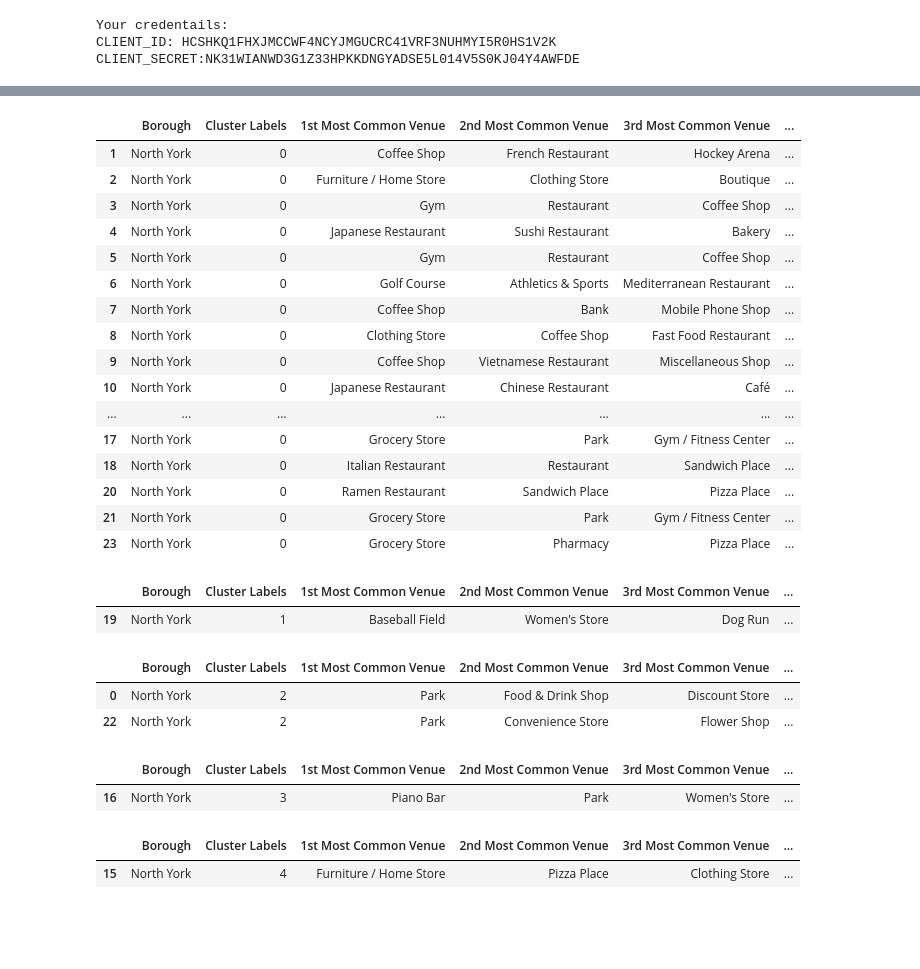
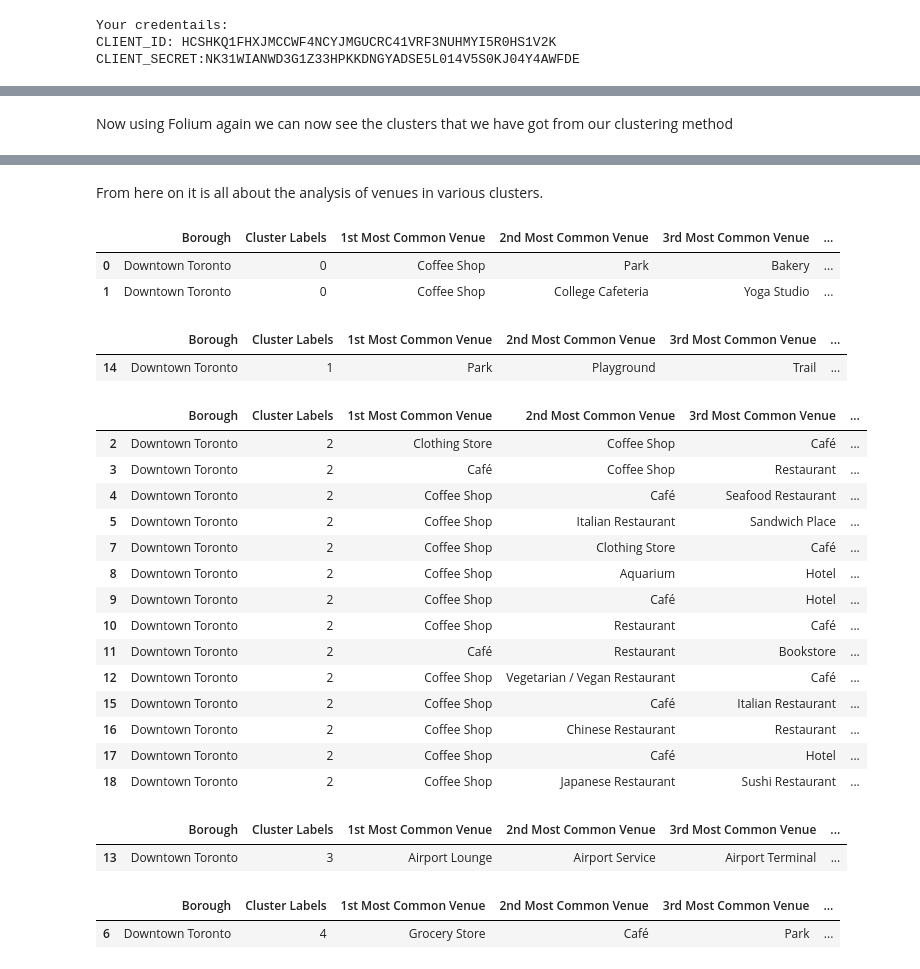
Before and after one commit to ssaurabh5/Coursera_Capstone_IBM_Data_Science_Project, a Jupyter notebook: Segmenting_and_Clustering_Neighborhoods_in_Toronto.ipynb, the cells around one changed output, grey strips where cells are left out. Drawn from its saved outputs; the diff is of its cells as text; code cells hidden in the pictures; blank space fills up the shorter version.

```diff
--- a/Segmenting_and_Clustering_Neighborhoods_in_Toronto.ipynb
+++ b/Segmenting_and_Clustering_Neighborhoods_in_Toronto.ipynb
@@ -461,10 +523,10 @@ for ind in np.arange(num_top_venues):
 
 # create a new dataframe
 neighborhoods_venues_sorted = pd.DataFrame(columns=columns)
-neighborhoods_venues_sorted['Neighborhood'] = northyork_grouped['Neighborhood']
+neighborhoods_venues_sorted['Neighborhood'] = toronto_grouped['Neighborhood']
 
-for ind in np.arange(northyork_grouped.shape[0]):
-    neighborhoods_venues_sorted.iloc[ind, 1:] = return_most_common_venues(northyork_grouped.iloc[ind, :], num_top_venues)
+for ind in np.arange(toronto_grouped.shape[0]):
+    neighborhoods_venues_sorted.iloc[ind, 1:] = return_most_common_venues(toronto_grouped.iloc[ind, :], num_top_venues)
 
 neighborhoods_venues_sorted.head(13)
 # %% [output]
@@ -486,10 +550,10 @@ neighborhoods_venues_sorted.head(13)
 # set number of clusters
 kclusters = 5
 
-northyork_grouped_clustering = northyork_grouped.drop('Neighborhood', 1)
+toronto_grouped_clustering = toronto_grouped.drop('Neighborhood', 1)
 
 # run k-means clustering
-kmeans = KMeans(n_clusters=kclusters, random_state=0).fit(northyork_grouped_clustering)
+kmeans = KMeans(n_clusters=kclusters, random_state=0).fit(toronto_grouped_clustering)
 
 # check cluster labels generated for each row in the dataframe
 kmeans.labels_[:10]
@@ -498,2 +562,2 @@ array([0, 0, 0, 0, 0, 0, 0, 0, 4, 1], dtype=int32)
 # %%
-neighborhoods_venues_sorted.drop('Cluster Labels',axis=1,inplace=True)
+#neighborhoods_venues_sorted.drop('Cluster Labels',axis=1,inplace=True)
@@ -501,11 +567,11 @@ neighborhoods_venues_sorted.drop('Cluster Labels',axis=1,inplace=True)
 # add clustering labels
 neighborhoods_venues_sorted.insert(0, 'Cluster Labels', kmeans.labels_)
 
-northyork_merged = northyork_data
+toronto_merged = toronto_data
 
 # merge toronto_grouped with toronto_data to add latitude/longitude for each neighborhood
-northyork_merged = northyork_merged.join(neighborhoods_venues_sorted.set_index('Neighborhood'), on='Neighbourhood')
+toronto_merged = toronto_merged.join(neighborhoods_venues_sorted.set_index('Neighborhood'), on='Neighbourhood')
 
-northyork_merged.head(13) # check the last columns!
+toronto_merged.head(13) # check the last columns!
 # %% [output]
 |  | Postal Code | Borough | Neighbourhood | Latitude | Longitude | Cluster Labels | 1st Most Common Venue | ... |
@@ -529,3 +595,5 @@ northyork_merged = northyork_merged.convert_dtypes({'Cluster Labels':'int64'})
+# %% [markdown]
+Now using Folium again we can now see the clusters that we have got from our clustering method
 # %%
 # create map
 map_clusters = folium.Map(location=[latitude, longitude], zoom_start=11)
@@ -555,49 +623,49 @@ for lat, lon, poi, cluster in zip(northyork_merged['Latitude'], northyork_merged
 map_clusters
 # %% [output]
 [interactive output not drawn]
+# %% [markdown]
+From here on it is all about the analysis of venues in various clusters.
 # %%
-Cluster1=northyork_merged.loc[northyork_merged['Cluster Labels'] == 0, northyork_merged.columns[[1] + list(range(5, northyork_merged.shape[1]))]]
+Cluster1=toronto_merged.loc[toronto_merged['Cluster Labels'] == 0, toronto_merged.columns[[1] + list(range(5, toronto_merged.shape[1]))]]
 Cluster1
 # %% [output]
 |  | Borough | Cluster Labels | 1st Most Common Venue | 2nd Most Common Venue | 3rd Most Common Venue | ... |
-| 1 | North York | 0 | Coffee Shop | French Restaurant | Hockey Arena | ... |
-| 2 | North York | 0 | Furniture / Home Store | Clothing Store | Boutique | ... |
-| 3 | North York | 0 | Gym | Restaurant | Coffee Shop | ... |
-| 4 | North York | 0 | Japanese Restaurant | Sushi Restaurant | Bakery | ... |
-| 5 | North York | 0 | Gym | Restaurant | Coffee Shop | ... |
-| 6 | North York | 0 | Golf Course | Athletics & Sports | Mediterranean Restaurant | ... |
-| 7 | North York | 0 | Coffee Shop | Bank | Mobile Phone Shop | ... |
-| 8 | North York | 0 | Clothing Store | Coffee Shop | Fast Food Restaurant | ... |
-| 9 | North York | 0 | Coffee Shop | Vietnamese Restaurant | Miscellaneous Shop | ... |
-| 10 | North York | 0 | Japanese Restaurant | Chinese Restaurant | Café | ... |
-| ... | ... | ... | ... | ... | ... | ... |
-| 17 | North York | 0 | Grocery Store | Park | Gym / Fitness Center | ... |
-| 18 | North York | 0 | Italian Restaurant | Restaurant | Sandwich Place | ... |
-| 20 | North York | 0 | Ramen Restaurant | Sandwich Place | Pizza Place | ... |
-| 21 | North York | 0 | Grocery Store | Park | Gym / Fitness Center | ... |
-| 23 | North York | 0 | Grocery Store | Pharmacy | Pizza Place | ... |
+| 0 | Downtown Toronto | 0 | Coffee Shop | Park | Bakery | ... |
+| 1 | Downtown Toronto | 0 | Coffee Shop | College Cafeteria | Yoga Studio | ... |
 # %%
-Cluster2 = northyork_merged.loc[northyork_merged['Cluster Labels'] == 1, northyork_merged.columns[[1] + list(range(5, northyork_merged.shape[1]))]]
+Cluster2 = toronto_merged.loc[toronto_merged['Cluster Labels'] == 1, toronto_merged.columns[[1] + list(range(5, toronto_merged.shape[1]))]]
 Cluster2
 # %% [output]
 |  | Borough | Cluster Labels | 1st Most Common Venue | 2nd Most Common Venue | 3rd Most Common Venue | ... |
-| 19 | North York | 1 | Baseball Field | Women's Store | Dog Run | ... |
+| 14 | Downtown Toronto | 1 | Park | Playground | Trail | ... |
 # %%
-Cluster3 = northyork_merged.loc[northyork_merged['Cluster Labels'] == 2, northyork_merged.columns[[1] + list(range(5, northyork_merged.shape[1]))]]
+Cluster3 = toronto_merged.loc[toronto_merged['Cluster Labels'] == 2, toronto_merged.columns[[1] + list(range(5, toronto_merged.shape[1]))]]
 Cluster3
 # %% [output]
 |  | Borough | Cluster Labels | 1st Most Common Venue | 2nd Most Common Venue | 3rd Most Common Venue | ... |
-| 0 | North York | 2 | Park | Food & Drink Shop | Discount Store | ... |
-| 22 | North York | 2 | Park | Convenience Store | Flower Shop | ... |
+| 2 | Downtown Toronto | 2 | Clothing Store | Coffee Shop | Café | ... |
+| 3 | Downtown Toronto | 2 | Café | Coffee Shop | Restaurant | ... |
+| 4 | Downtown Toronto | 2 | Coffee Shop | Café | Seafood Restaurant | ... |
+| 5 | Downtown Toronto | 2 | Coffee Shop | Italian Restaurant | Sandwich Place | ... |
+| 7 | Downtown Toronto | 2 | Coffee Shop | Clothing Store | Café | ... |
+| 8 | Downtown Toronto | 2 | Coffee Shop | Aquarium | Hotel | ... |
+| 9 | Downtown Toronto | 2 | Coffee Shop | Café | Hotel | ... |
+| 10 | Downtown Toronto | 2 | Coffee Shop | Restaurant | Café | ... |
+| 11 | Downtown Toronto | 2 | Café | Restaurant | Bookstore | ... |
+| 12 | Downtown Toronto | 2 | Coffee Shop | Vegetarian / Vegan Restaurant | Café | ... |
+| 15 | Downtown Toronto | 2 | Coffee Shop | Café | Italian Restaurant | ... |
+| 16 | Downtown Toronto | 2 | Coffee Shop | Chinese Restaurant | Restaurant | ... |
+| 17 | Downtown Toronto | 2 | Coffee Shop | Café | Hotel | ... |
+| 18 | Downtown Toronto | 2 | Coffee Shop | Japanese Restaurant | Sushi Restaurant | ... |
 # %%
-Cluster4 = northyork_merged.loc[northyork_merged['Cluster Labels'] == 3, northyork_merged.columns[[1] + list(range(5, northyork_merged.shape[1]))]]
+Cluster4 = toronto_merged.loc[toronto_merged['Cluster Labels'] == 3, toronto_merged.columns[[1] + list(range(5, toronto_merged.shape[1]))]]
 Cluster4
 # %% [output]
 |  | Borough | Cluster Labels | 1st Most Common Venue | 2nd Most Common Venue | 3rd Most Common Venue | ... |
-| 16 | North York | 3 | Piano Bar | Park | Women's Store | ... |
+| 13 | Downtown Toronto | 3 | Airport Lounge | Airport Service | Airport Terminal | ... |
 # %%
-Cluster5 = northyork_merged.loc[northyork_merged['Cluster Labels'] == 4, northyork_merged.columns[[1] + list(range(5, northyork_merged.shape[1]))]]
+Cluster5 = toronto_merged.loc[toronto_merged['Cluster Labels'] == 4, toronto_merged.columns[[1] + list(range(5, toronto_merged.shape[1]))]]
 Cluster5
 # %% [output]
 |  | Borough | Cluster Labels | 1st Most Common Venue | 2nd Most Common Venue | 3rd Most Common Venue | ... |
-| 15 | North York | 4 | Furniture / Home Store | Pizza Place | Clothing Store | ... |
+| 6 | Downtown Toronto | 4 | Grocery Store | Café | Park | ... |
```
Also changed, not shown: parts of 58 cells of this notebook.
